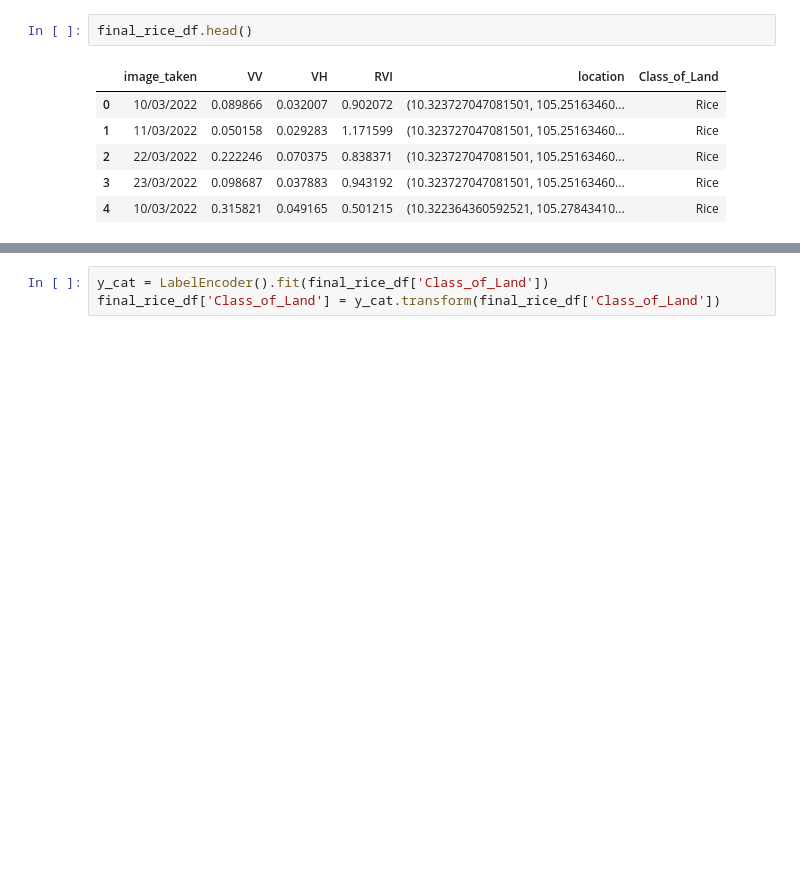
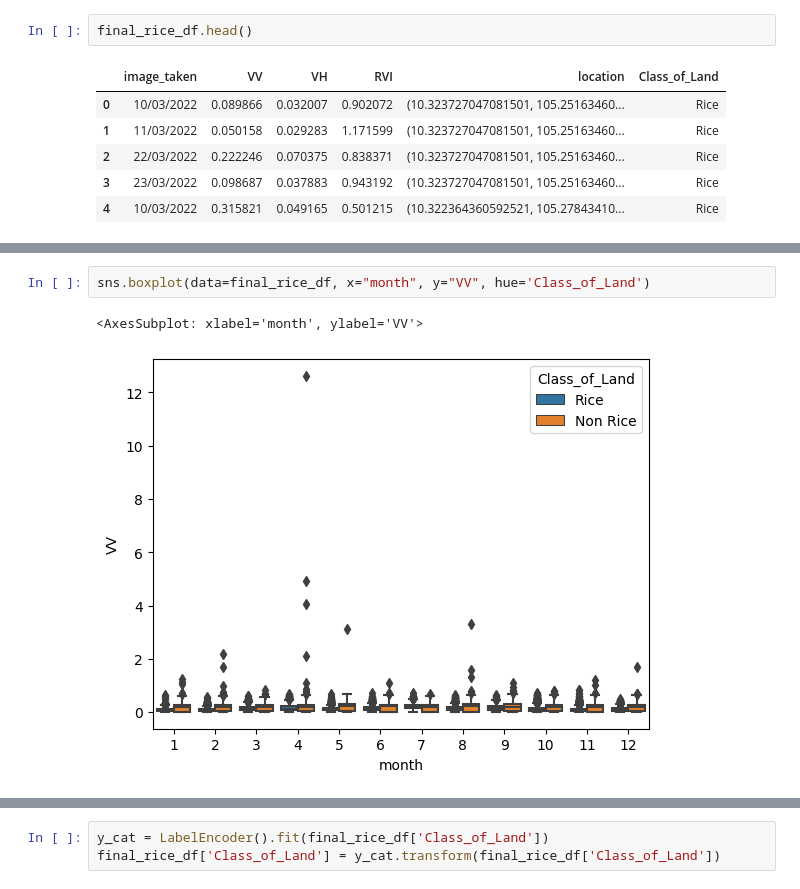
Before and after one commit to subasthapa1/EYChallenge, a Jupyter notebook: Sentinel1-Final.ipynb, the cells around one changed output, grey strips where cells are left out. Drawn from its saved outputs; the diff is of its cells as text; blank space fills up the shorter version.

```diff
--- a/Sentinel1-Final.ipynb
+++ b/Sentinel1-Final.ipynb
@@ -233,0 +388,5 @@ final_rice_df.head()
+# %%
+sns.boxplot(data=final_rice_df, x="month", y="VV", hue='Class_of_Land')
+# %% [output]
+<AxesSubplot: xlabel='month', ylabel='VV'>
+[figure, added]
```
Also changed, not shown: parts of 63 cells of this notebook.
